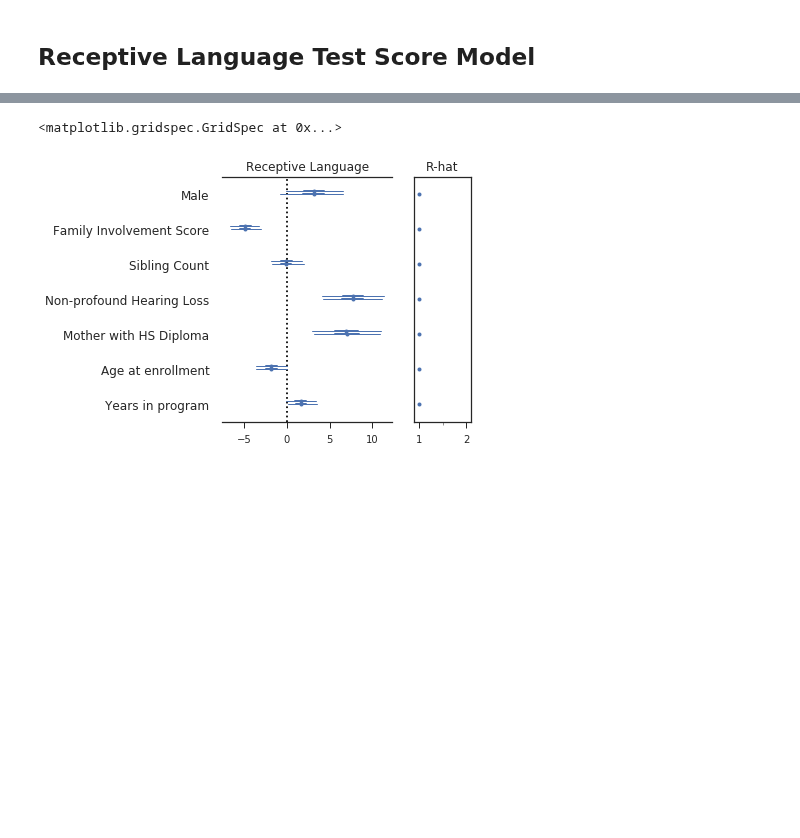
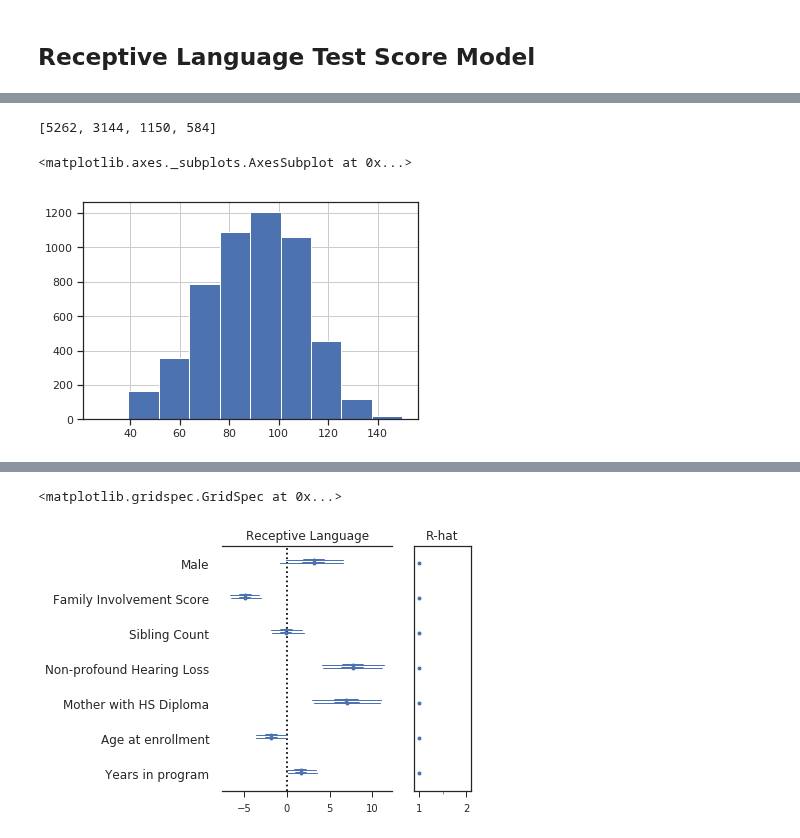
Before and after one commit to fonnesbeck/infant_hearing_intervention, a Jupyter notebook: notebooks/Enrollment Model.ipynb, the cells around one changed output, grey strips where cells are left out. Drawn from its saved outputs; the diff is of its cells as text; code cells hidden in the pictures; blank space fills up the shorter version.

```diff
--- a/notebooks/Enrollment Model.ipynb
+++ b/notebooks/Enrollment Model.ipynb
@@ -80,4 +121,4 @@ covariates = ['score', 'student_idx', 'school_idx', 'male', 'sib', 'family_inv',
 # %%
-analysis_subset = lsl_dr.loc[inclusion_mask, covariates].copy().dropna(subset=['time'])
-analysis_subset.shape
+analysis_subsets = {name:lsl_dr.loc[masks[name], covariates].copy().dropna(subset=['time']) for name in masks}
+[d.shape[0] for d in analysis_subsets.values()]
 # %% [output]
@@ -144,3 +131,4 @@ analysis_subset[analysis_subset.age_test<100].age_test.hist()
 # %%
-(analysis_subset.isnull().sum() / analysis_subset.shape[0]).round(2)
+for d in analysis_subsets.values():
+    print((d.isnull().sum() / d.shape[0]).round(2))
 # %% [output]
@@ -414,0 +285,6 @@ receptive_language_4 = generate_model(receptive_language_dataset, 4)
+# %%
+receptive_language_datasets = {n:d[(d.domain=='Receptive Language')] for n,d in analysis_subsets.items()}
+
+[d.shape[0] for d in receptive_language_datasets.values()]
+# %% [output]
+[5262, 3144, 1150, 584]
@@ -415,3 +293,15 @@ receptive_language_4 = generate_model(receptive_language_dataset, 4)
 # %%
 iterations = 1000
 tuning = 4000
+# %%
+foo = list(receptive_language_datasets.values())[0][['family_inv',
+                                                     'school_idx',
+                                                    'time', 'sib', 'mother_college',
+                                                    'age_amp',
+                                                    'ident_3mo', 'int_outside_option', 'int_6mo',
+                                                                   'score']]
+# %%
+foo.score.hist()
+# %% [output]
+<matplotlib.axes._subplots.AxesSubplot at 0x...>
+[figure, added]
```
Also changed, not shown: parts of 51 cells of this notebook, 6 other files.
